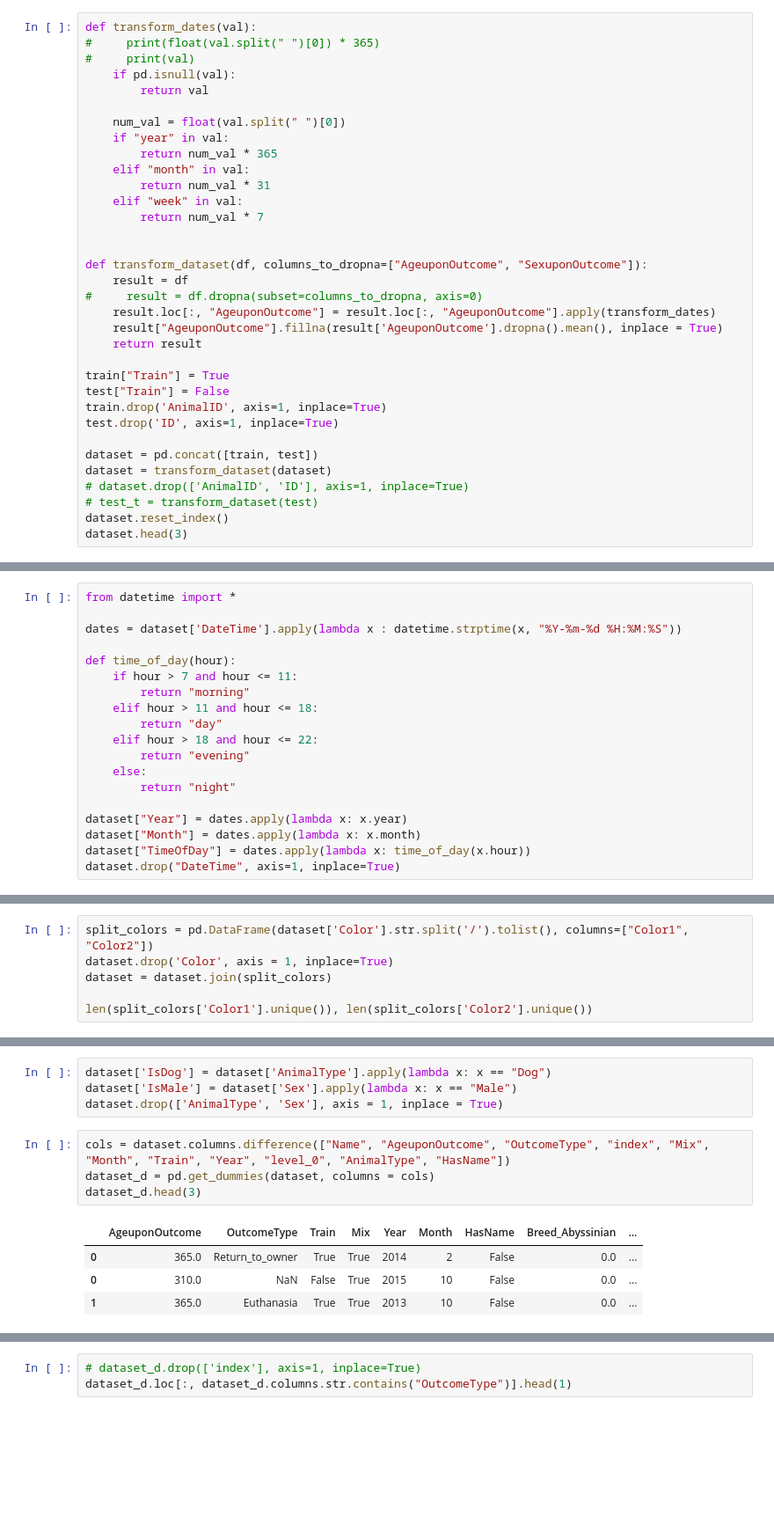
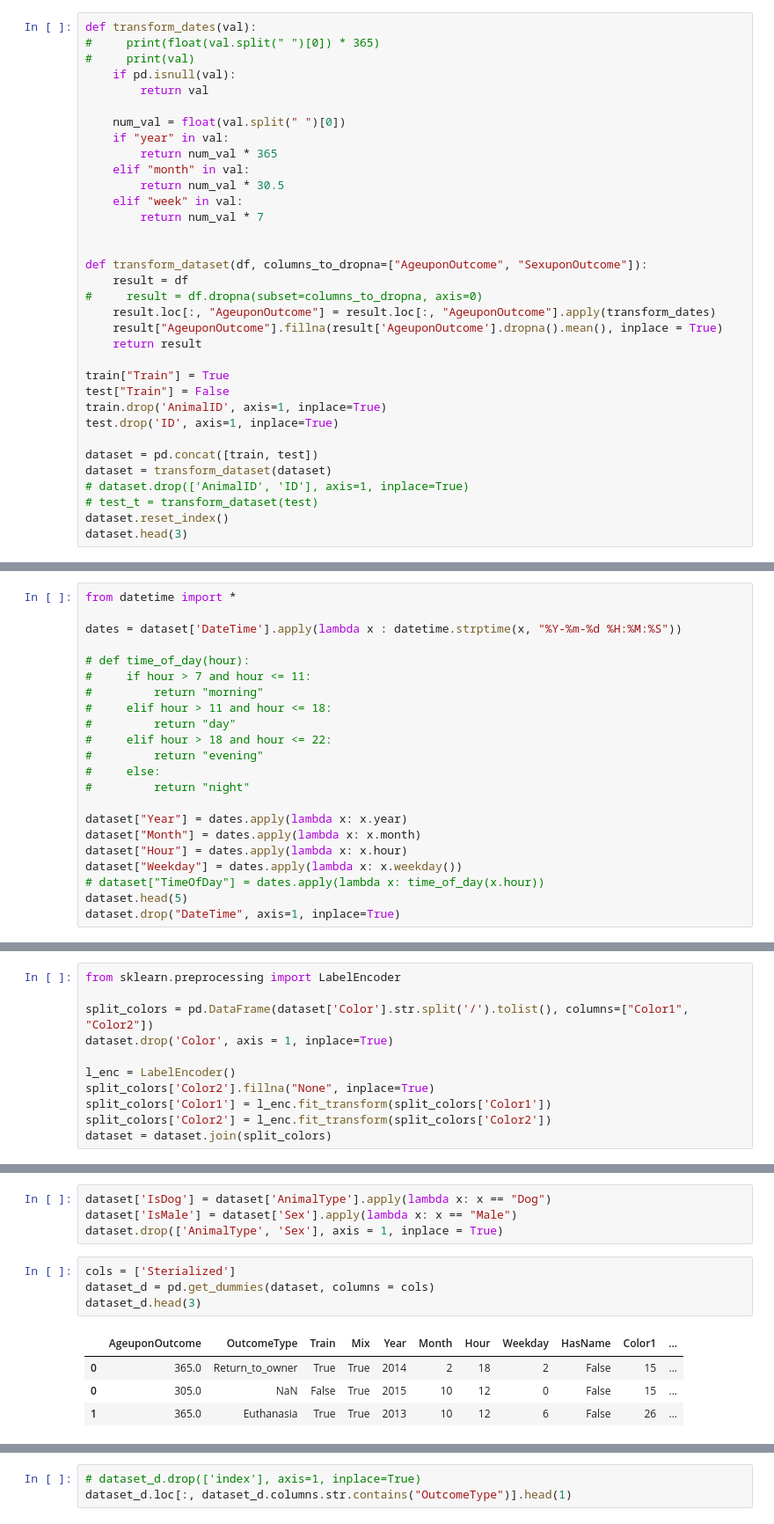
Before and after one commit to kdubovikov/shelter-animals, a Jupyter notebook: shelter-animals.ipynb, the cells around one changed output, grey strips where cells are left out. Shown at 88% size. Drawn from its saved outputs; the diff is of its cells as text; blank space fills up the shorter version.

```diff
--- a/shelter-animals.ipynb
+++ b/shelter-animals.ipynb
@@ -36,7 +36,7 @@ def transform_dates(val):
     if "year" in val:
         return num_val * 365
     elif "month" in val:
-        return num_val * 31
+        return num_val * 30.5
     elif "week" in val:
         return num_val * 7
 
@@ -128,19 +128,22 @@ from datetime import *
 
 dates = dataset['DateTime'].apply(lambda x : datetime.strptime(x, "%Y-%m-%d %H:%M:%S"))
 
-def time_of_day(hour):
-    if hour > 7 and hour <= 11:
-        return "morning"
-    elif hour > 11 and hour <= 18:
-        return "day"
-    elif hour > 18 and hour <= 22:
-        return "evening"
-    else:
-        return "night"
+# def time_of_day(hour):
+#     if hour > 7 and hour <= 11:
+#         return "morning"
+#     elif hour > 11 and hour <= 18:
+#         return "day"
+#     elif hour > 18 and hour <= 22:
+#         return "evening"
+#     else:
+#         return "night"
 
 dataset["Year"] = dates.apply(lambda x: x.year)
 dataset["Month"] = dates.apply(lambda x: x.month)
-dataset["TimeOfDay"] = dates.apply(lambda x: time_of_day(x.hour))
+dataset["Hour"] = dates.apply(lambda x: x.hour)
+dataset["Weekday"] = dates.apply(lambda x: x.weekday())
+# dataset["TimeOfDay"] = dates.apply(lambda x: time_of_day(x.hour))
+dataset.head(5)
 dataset.drop("DateTime", axis=1, inplace=True)
 # %% [markdown]
 Name can be converted to HasName categorical feature which will be more useful
@@ -158,6 +161,11 @@ pd.value_counts(dataset['Color']).shape
 # %%
+from sklearn.preprocessing import LabelEncoder
+
 split_colors = pd.DataFrame(dataset['Color'].str.split('/').tolist(), columns=["Color1", "Color2"])
 dataset.drop('Color', axis = 1, inplace=True)
+
+l_enc = LabelEncoder()
+split_colors['Color2'].fillna("None", inplace=True)
+split_colors['Color1'] = l_enc.fit_transform(split_colors['Color1'])
+split_colors['Color2'] = l_enc.fit_transform(split_colors['Color2'])
 dataset = dataset.join(split_colors)
-
-len(split_colors['Color1'].unique()), len(split_colors['Color2'].unique())
@@ -186,11 +192,11 @@ dataset['IsDog'] = dataset['AnimalType'].apply(lambda x: x == "Dog")
 dataset['IsMale'] = dataset['Sex'].apply(lambda x: x == "Male")
 dataset.drop(['AnimalType', 'Sex'], axis = 1, inplace = True)
 # %%
-cols = dataset.columns.difference(["Name", "AgeuponOutcome", "OutcomeType", "index", "Mix", "Month", "Train", "Year", "level_0", "AnimalType", "HasName"])
+cols = ['Sterialized']
 dataset_d = pd.get_dummies(dataset, columns = cols)
 dataset_d.head(3)
 # %% [output]
-|  | AgeuponOutcome | OutcomeType | Train | Mix | Year | Month | HasName | Breed_Abyssinian | ... |
-| 0 | 365.0 | Return_to_owner | True | True | 2014 | 2 | False | 0.0 | ... |
-| 0 | 310.0 | NaN | False | True | 2015 | 10 | False | 0.0 | ... |
-| 1 | 365.0 | Euthanasia | True | True | 2013 | 10 | False | 0.0 | ... |
+|  | AgeuponOutcome | OutcomeType | Train | Mix | Year | Month | Hour | Weekday | HasName | Color1 | ... |
+| 0 | 365.0 | Return_to_owner | True | True | 2014 | 2 | 18 | 2 | False | 15 | ... |
+| 0 | 305.0 | NaN | False | True | 2015 | 10 | 12 | 0 | False | 15 | ... |
+| 1 | 365.0 | Euthanasia | True | True | 2013 | 10 | 12 | 6 | False | 26 | ... |
```
Also changed, not shown: parts of 24 cells of this notebook.
